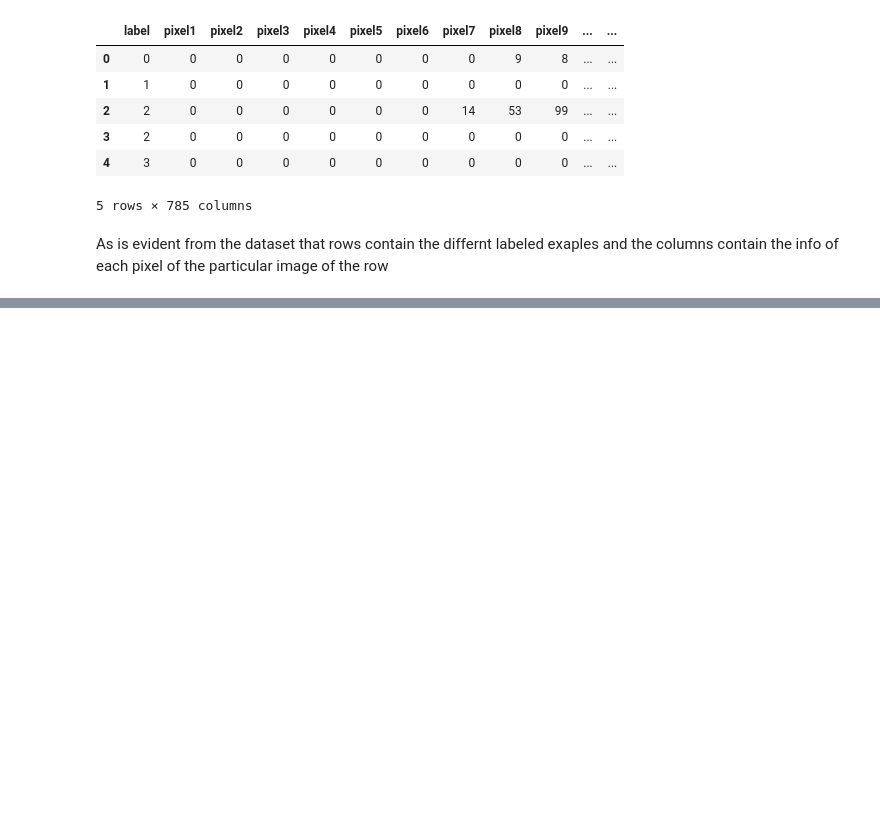
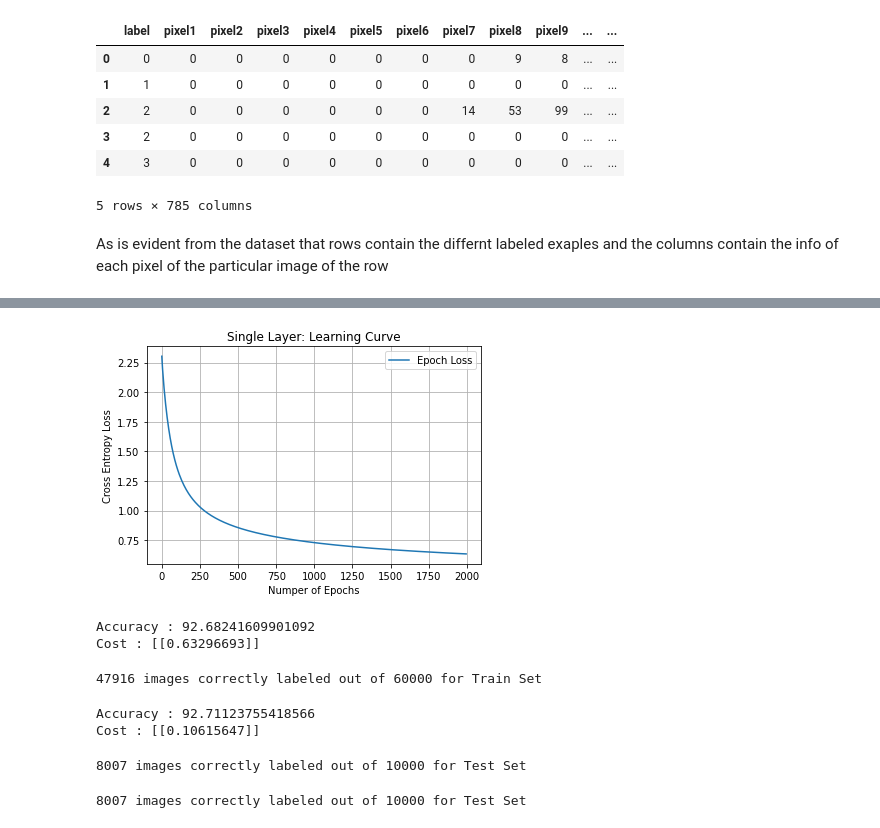
Before and after one commit to sakshid2706/Fashion_MNIST, a Jupyter notebook: fashion-mnist-scratch.ipynb, the cells around one changed output, grey strips where cells are left out. Drawn from its saved outputs; the diff is of its cells as text; code cells hidden in the pictures; blank space fills up the shorter version.

```diff
--- a/fashion-mnist-scratch.ipynb
+++ b/fashion-mnist-scratch.ipynb
@@ -398,0 +240,33 @@ print(type(x_test_num))
+# %%
+plt.plot(np.arange(0,iterations,5), np.array(costs).reshape(len(costs),1), label="Epoch Loss")
+plt.grid()
+plt.title("Single Layer: Learning Curve")
+plt.legend()
+plt.xlabel("Numper of Epochs")
+plt.ylabel("Cross Entropy Loss")
+plt.savefig("SingleCost.jpeg")
+plt.show()
+# %% [output]
+[figure, added]
+# %%
+predicted_labels = predict(X, Y_hot, res_W, res_b)
+# %% [output]
+Accuracy : 92.68241609901092
+Cost : [[0.63296693]]
+# %%
+print(f'{np.sum(predicted_labels==train_labels)} images correctly labeled out of {train_labels.shape[0]} for Train Set')
+# %% [output]
+47916 images correctly labeled out of 60000 for Train Set
+# %%
+predicted_labels = predict(X_test, Y_test_hot, res_W, res_b)
+# %% [output]
+Accuracy : 92.71123755418566
+Cost : [[0.10615647]]
+# %%
+print(f'{np.sum(predicted_labels==test_labels)} images correctly labeled out of {test_labels.shape[0]} for Test Set')
+# %% [output]
+8007 images correctly labeled out of 10000 for Test Set
+# %%
+print(f'{np.sum(predicted_labels==test_labels)} images correctly labeled out of {test_labels.shape[0]} for Test Set')
+# %% [output]
+8007 images correctly labeled out of 10000 for Test Set
```
Also changed, not shown: parts of 48 cells of this notebook.
